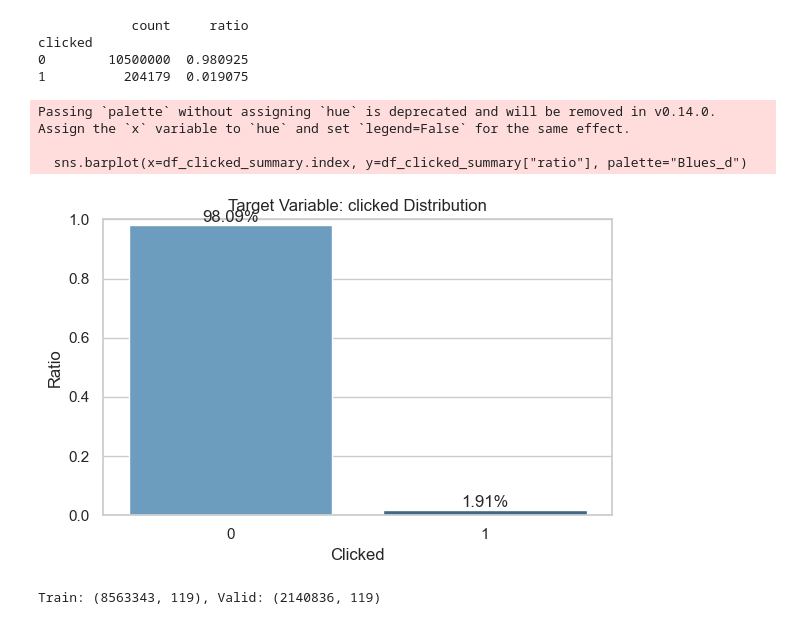
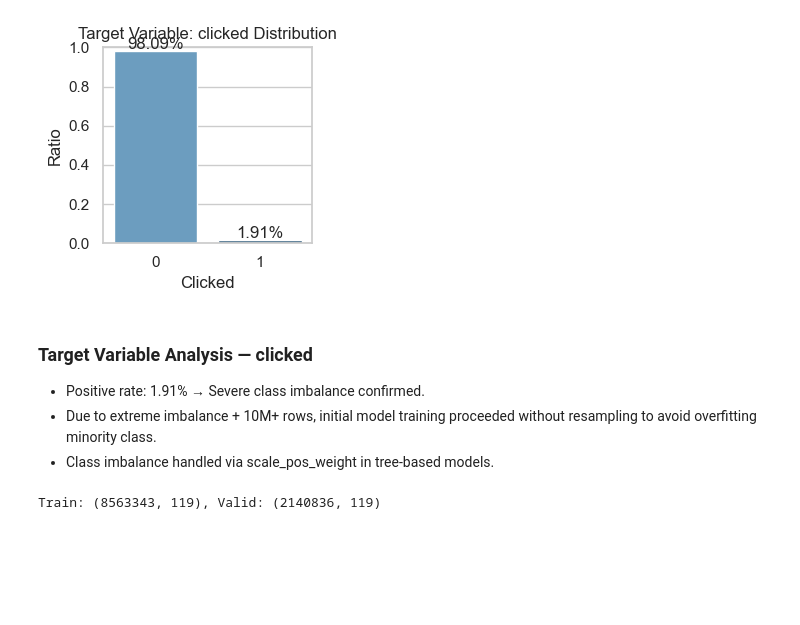
Before and after one commit to siahwang/ctr-click-prediction, a Jupyter notebook: notebooks/01_EDA.ipynb, the cells around one changed output. Cells and saved outputs as stored; diff of their text form; code cells hidden in the pictures; blank space fills up the shorter version.

Commit message:
Update EDA notebook and updated figure

```diff
--- a/notebooks/01_EDA.ipynb
+++ b/notebooks/01_EDA.ipynb
@@ -18,40 +22,46 @@ train = pd.read_parquet(DATA_DIR / "train.parquet")
 # %%
-import pandas as pd
-import matplotlib.pyplot as plt
-import seaborn as sns
+# Target Variable Analysis: 'clicked' (class imbalance check)
+import warnings
+warnings.filterwarnings("ignore", category=FutureWarning)
 
-# clicked counts & ratio
+# Compute clicked class distribution
 clicked_counts = train["clicked"].value_counts()
 clicked_ratio = train["clicked"].value_counts(normalize=True)
 
-# table
+# Create summary DataFrame
 df_clicked_summary = pd.DataFrame({
     "count": clicked_counts,
     "ratio": clicked_ratio
 })
-print(df_clicked_summary)
 
-# visualization
-plt.figure(figsize=(6, 4))
-sns.barplot(x=df_clicked_summary.index, y=df_clicked_summary["ratio"], palette="Blues_d")
+# Bar plot: clicked distribution
+plt.figure(figsize=(3, 3))
+sns.barplot(
+    x=df_clicked_summary.index,
+    y=df_clicked_summary["ratio"],
+    hue=df_clicked_summary.index,
+    legend=False,
+    palette="Blues_d"
+)
 plt.title("Target Variable: clicked Distribution")
 plt.ylabel("Ratio")
 plt.xlabel("Clicked")
 plt.ylim(0, 1)
+
+# Add ratio text on bars
 for i, v in enumerate(df_clicked_summary["ratio"]):
     plt.text(i, v + 0.01, f"{v:.2%}", ha="center")
+
 plt.tight_layout()
 plt.savefig(SAVE_DIR / "target_clicked_distribution.png")
 plt.show()
 # %% [output]
-            count     ratio
-clicked
-0        10500000  0.980925
-1          204179  0.019075
-Passing `palette` without assigning `hue` is deprecated and will be removed in v0.14.0. Assign the `x` variable to `hue` and set `legend=False` for the same effect.
-
-  sns.barplot(x=df_clicked_summary.index, y=df_clicked_summary["ratio"], palette="Blues_d")
-[figure, old version]
+[figure, new version]
+# %% [markdown]
+### Target Variable Analysis — clicked
+- Positive rate: 1.91% → Severe class imbalance confirmed.
+- Due to extreme imbalance + 10M+ rows, initial model training proceeded without resampling to avoid overfitting minority class.
+- Class imbalance handled via scale_pos_weight in tree-based models.
 # %%
 # Train / Valid set split
 from sklearn.model_selection import train_test_split
```
Also changed, not shown: parts of 117 cells of this notebook, 1 other file.
